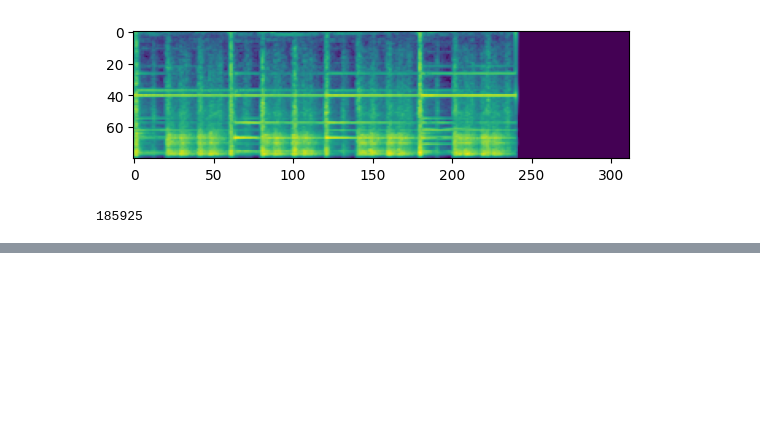
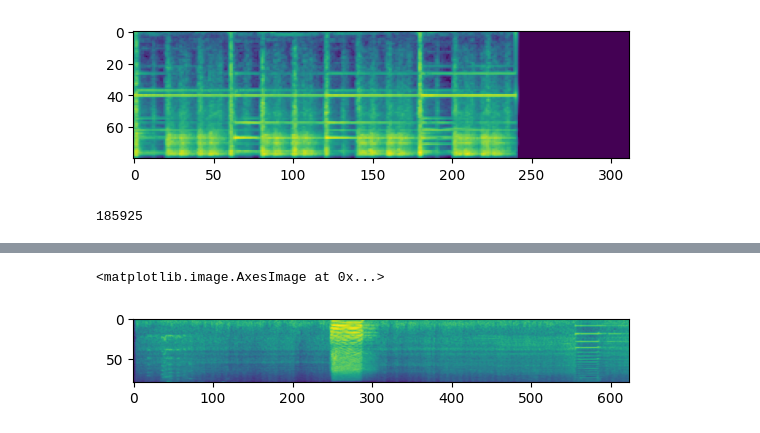
Before and after one commit to HeCheng0625/AudioEditing, a Jupyter notebook: gendata_fsdesc.ipynb, the cells around one changed output, grey strips where cells are left out. Cells and saved outputs as stored; diff of their text form; code cells hidden in the pictures; blank space fills up the shorter version.

```diff
--- a/gendata_fsdesc.ipynb
+++ b/gendata_fsdesc.ipynb
@@ -126,0 +117,42 @@ for i in range(100):
+# %%
+metadatas = []
+
+for i in tqdm(range(50000)):
+    id1 = np.random.randint(0, len(audioset_root_data))
+    file_name1, text1 = audioset_root_data[id1]['file_name'], audioset_root_data[id1]['text']
+    y1, sr = librosa.load(os.path.join(audioset96_path, "wav", file_name1), sr=16000)
+    # print(file_name1, text1)
+    id2 = np.random.randint(0, len(fsd50k_root_data) + len(esc50_root_data))
+    if id2 >= len(fsd50k_root_data):
+        file_name2, text2 = esc50_root_data[id2%len(fsd50k_root_data)]['file_name'], esc50_root_data[id2%len(fsd50k_root_data)]['text']
+        y2, sr = librosa.load(os.path.join(esc50_path, "wav", file_name2), sr=16000)
+    else:
+        file_name2, text2 = fsd50k_root_data[id2]['file_name'], fsd50k_root_data[id2]['text']
+        y2, sr = librosa.load(os.path.join(fsd50k_path, "wav", file_name2), sr=16000)
+    # print(file_name2, text2)
+    start = np.random.randint(int(len(y1) * 0.35), int(len(y1) * 0.55))
+    # print(len(y1), len(y2), start)
+    y2 = np.pad(y2, (start, max(0, len(y1) - len(y2) - start)), 'constant', constant_values=(0, 0))
+    y2 = y2[: len(y1)]
+    y3 = y1 + y2
+    y3 = np.clip(y3, -1, 1)
+
+    x3 = torch.FloatTensor(y3)
+    x3 = mel_spectrogram(x3.unsqueeze(0), n_fft=1024, num_mels=80, sampling_rate=16000,
+                    hop_size=256, win_size=1024, fmin=0, fmax=8000)
+    spec3 = x3.cpu().numpy()[0]
+    # print(spec3.shape)
+
+    y3 = y3 * MAX_WAV_VALUE
+    y3 = y3.astype('int16')
+
+    wav_name = 'audiosetfsdesc'  + 'gen' + str(i) + '.wav'
+    spec_name = 'audiosetfsdesc'  + 'gen' + str(i) + '.npy'
+
+    write(os.path.join(save_path, "wav", wav_name), 16000, y3)
+    np.save(os.path.join(save_path, "mel", spec_name), spec3)
+    metadatas.append((file_name1, file_name2, wav_name, text1, text2))
+
+with open("/home/v-yuancwang/AudioEditing/metadatas/audioset_fsdesc.txt", "w") as f:
+    for name1, name2, wav_name, text1, text2 in metadatas:
+        f.write(wav_name  + "   " + name1 + "   " + name2  + "   "  +  text1  + "   " +  text2  + "   " + "\n")
@@ -126,0 +177,5 @@ for i in range(100):
+# %%
+plt.imshow(spec3)
+# %% [output]
+<matplotlib.image.AxesImage at 0x...>
+[figure, added]
```
Also changed, not shown: parts of 5 cells of this notebook, 2 other files.
